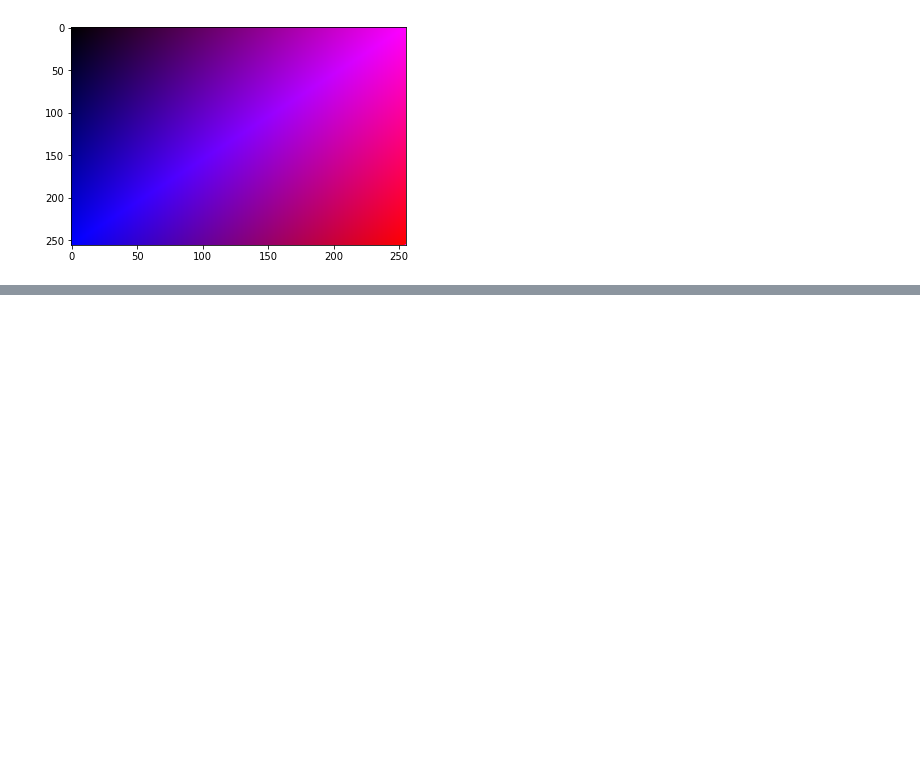
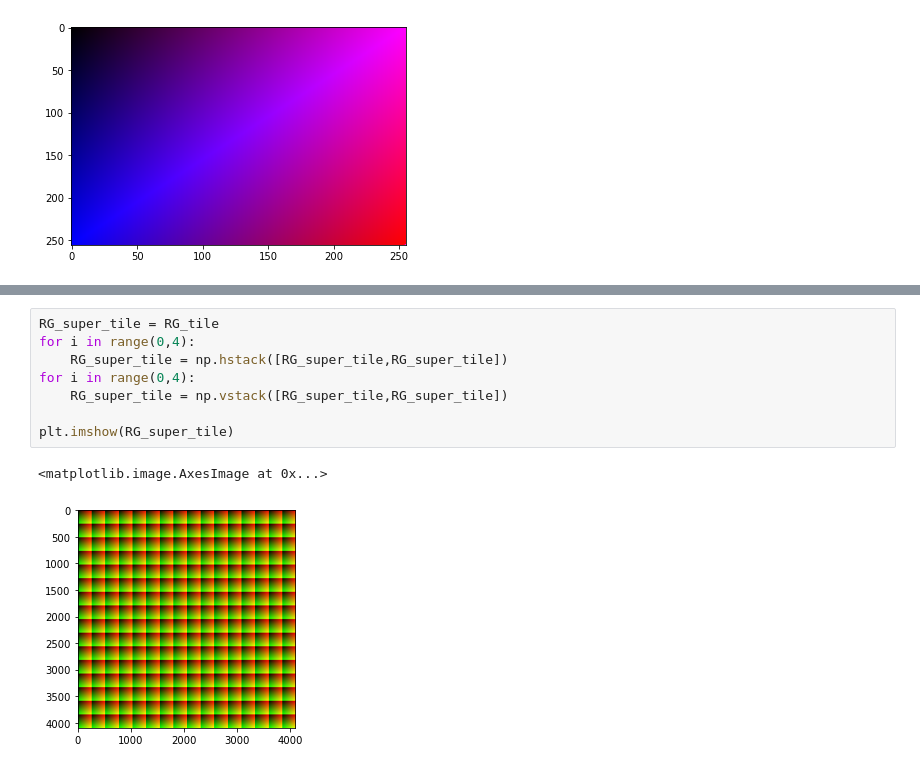
Before and after one commit to ssaeed85/dsc-RGB-Imshow, a Jupyter notebook: RGB Understanding.ipynb, the cells around one changed output, grey strips where cells are left out. Drawn from its saved outputs; the diff is of its cells as text; blank space fills up the shorter version.

```diff
--- a/RGB Understanding.ipynb
+++ b/RGB Understanding.ipynb
@@ -485,0 +489,11 @@ plt.imshow(np.dstack([bit4_channel_R_tiled,
+# %%
+RG_super_tile = RG_tile
+for i in range(0,4):
+    RG_super_tile = np.hstack([RG_super_tile,RG_super_tile])
+for i in range(0,4):
+    RG_super_tile = np.vstack([RG_super_tile,RG_super_tile])
+
+plt.imshow(RG_super_tile)
+# %% [output]
+<matplotlib.image.AxesImage at 0x...>
+[figure, added]
```
Also changed, not shown: parts of 14 cells of this notebook.
